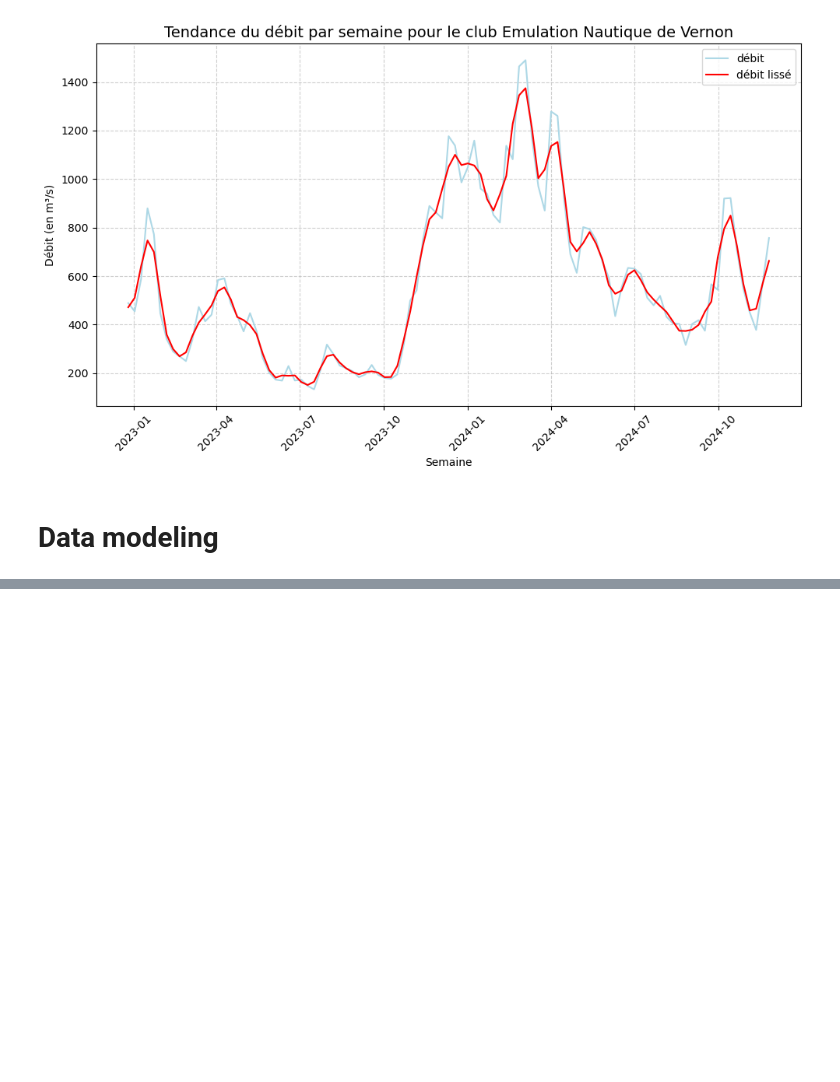
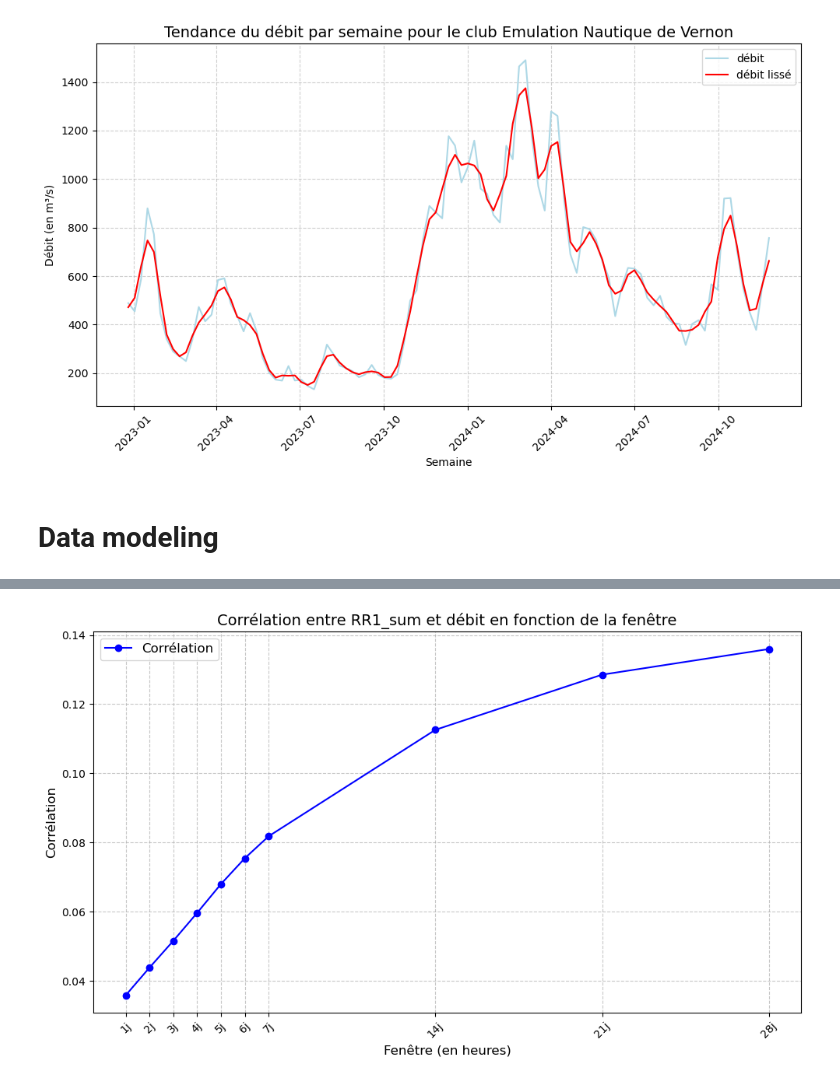
Before and after one commit to vadim-gisserot/Projet-de-Python-Leroux-Gisserot, a Jupyter notebook: notebooks/draft2.ipynb, the cells around one changed output, grey strips where cells are left out. Cells and saved outputs as stored; diff of their text form; code cells hidden in the pictures; blank space fills up the shorter version.

```diff
--- a/notebooks/draft2.ipynb
+++ b/notebooks/draft2.ipynb
@@ -407,0 +430,7 @@ result = result.drop(columns=["AAAAMMJJHH"])
+# %%
+# Corrélation entre le débit et les précipitations sur une période donnée
+windows = list(range(24, 6*24+1, 24)) + list(range(7*24, 4*7*24+1, 7*24)) # on définit la fenêtre
+correlations_RR1 = correlation2(result, column="RR1", target="debit", periods=windows)
+plot_correlations(correlations_RR1, title="Corrélation entre RR1_sum et débit en fonction de la fenêtre")
+# %% [output]
+[figure, added]
```
Also changed, not shown: parts of 22 cells of this notebook, 1 other file.
